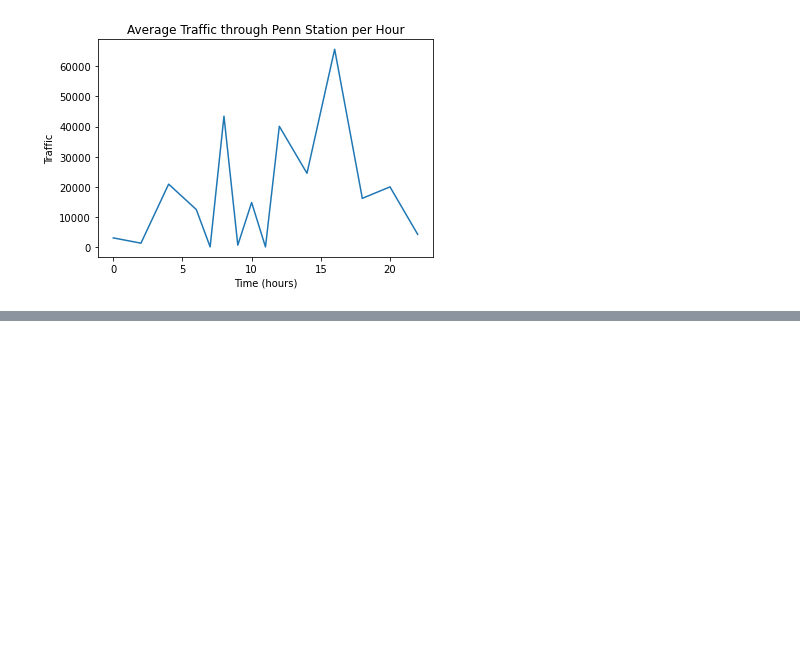
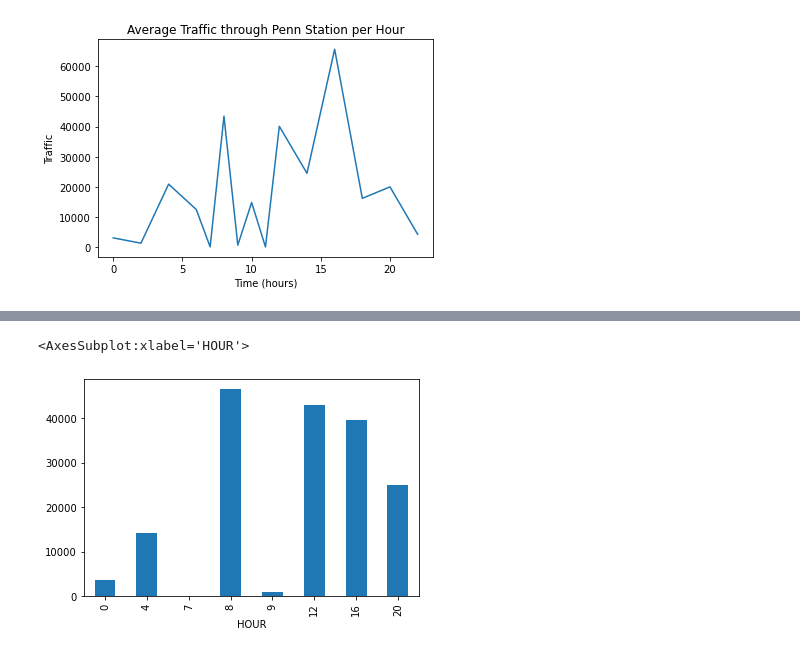
Before and after one commit to anubhavpar/sturdy-goggles, a Jupyter notebook: data_cleaning.ipynb, the cells around one changed output, grey strips where cells are left out. Cells and saved outputs as stored; diff of their text form; code cells hidden in the pictures; blank space fills up the shorter version.

```diff
--- a/data_cleaning.ipynb
+++ b/data_cleaning.ipynb
@@ -280,0 +299,5 @@ plt.title('Average Traffic through Herald Station per Hour');
+# %%
+herald_hr.plot.bar()
+# %% [output]
+<AxesSubplot:xlabel='HOUR'>
+[figure, added]
```
Also changed, not shown: parts of 12 cells of this notebook, 3 other files.
